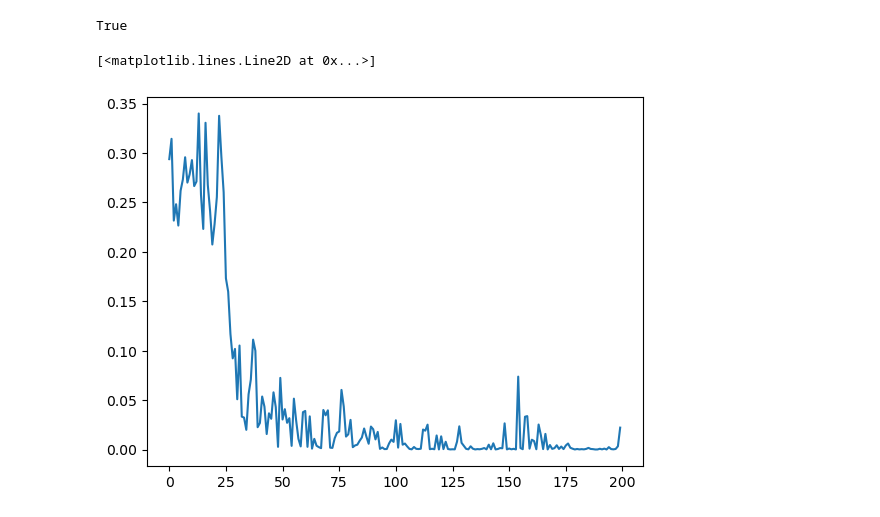
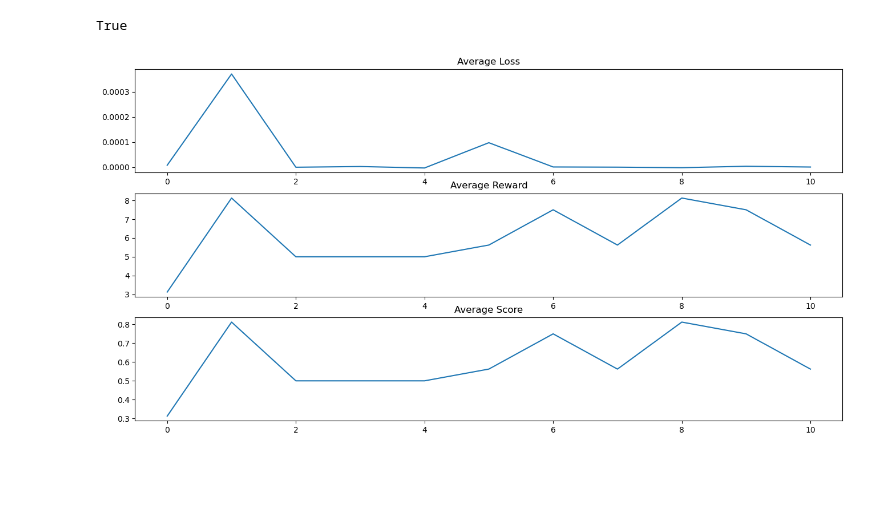
Before and after one commit to LeoSerena/RL_implementations, a Jupyter notebook: power4_RL.ipynb, the cells around one changed output. Cells and saved outputs as stored; diff of their text form; code cells hidden in the pictures; blank space fills up the shorter version.

```diff
--- a/power4_RL.ipynb
+++ b/power4_RL.ipynb
@@ -31,5 +36,8 @@ control_agent = ConnectFourAgent(
     id_ = -1
 )
 # %%
+MAX_MODELS = 10
+
 NUM_EPOCHS = 200
 BATCH_SIZE = 32
+THRESHOLD = 0.3
@@ -81,13 +44,35 @@ for e in tqdm(range(NUM_EPOCHS)):
+# %%
+for i in range(MAX_MODELS):
+    if i > 0:
+        control_agent.load_model(os.path.join('saved_models', 'best.pt'))
+    history, saved = train(
+        num_epochs = NUM_EPOCHS,
+        batch_size = BATCH_SIZE,
+        threshold = THRESHOLD,
+        environment = environment,
+        control_agent = control_agent,
+        training_agent = training_agent
+    )
 # %%
-l = []
-r = []
-s = []
-for i in range(NUM_EPOCHS):
-    l.append(np.mean(history[i]['losses']))
-    r.append(np.mean(history[i]['rewards']))
-    s.append(np.mean(history[i]['scores']))
+def plot_history(history):
+    l, r, s = [], [], []
+    for i in range(len(history)):
+        l.append(np.mean(history[i]['losses']))
+        r.append(np.mean(history[i]['rewards']))
+        s.append(np.mean(history[i]['scores']))
+
+    fig, axs = plt.subplots(3, figsize = (16, 8))
+    axs[0].set_title('Average Loss')
+    axs[0].plot(l)
+
+    axs[1].set_title('Average Reward')
+    axs[1].plot(r)
+
+    axs[2].set_title('Average Score')
+    axs[2].plot(s)
+
+    plt.show()
+
+plot_history(history)
+# %% [output]
+[figure, added]
-# %%
-plt.plot(l)
-# %% [output]
-[<matplotlib.lines.Line2D at 0x...>]
-[figure, removed]
```
Also changed, not shown: parts of 7 cells of this notebook, 6 other files.
